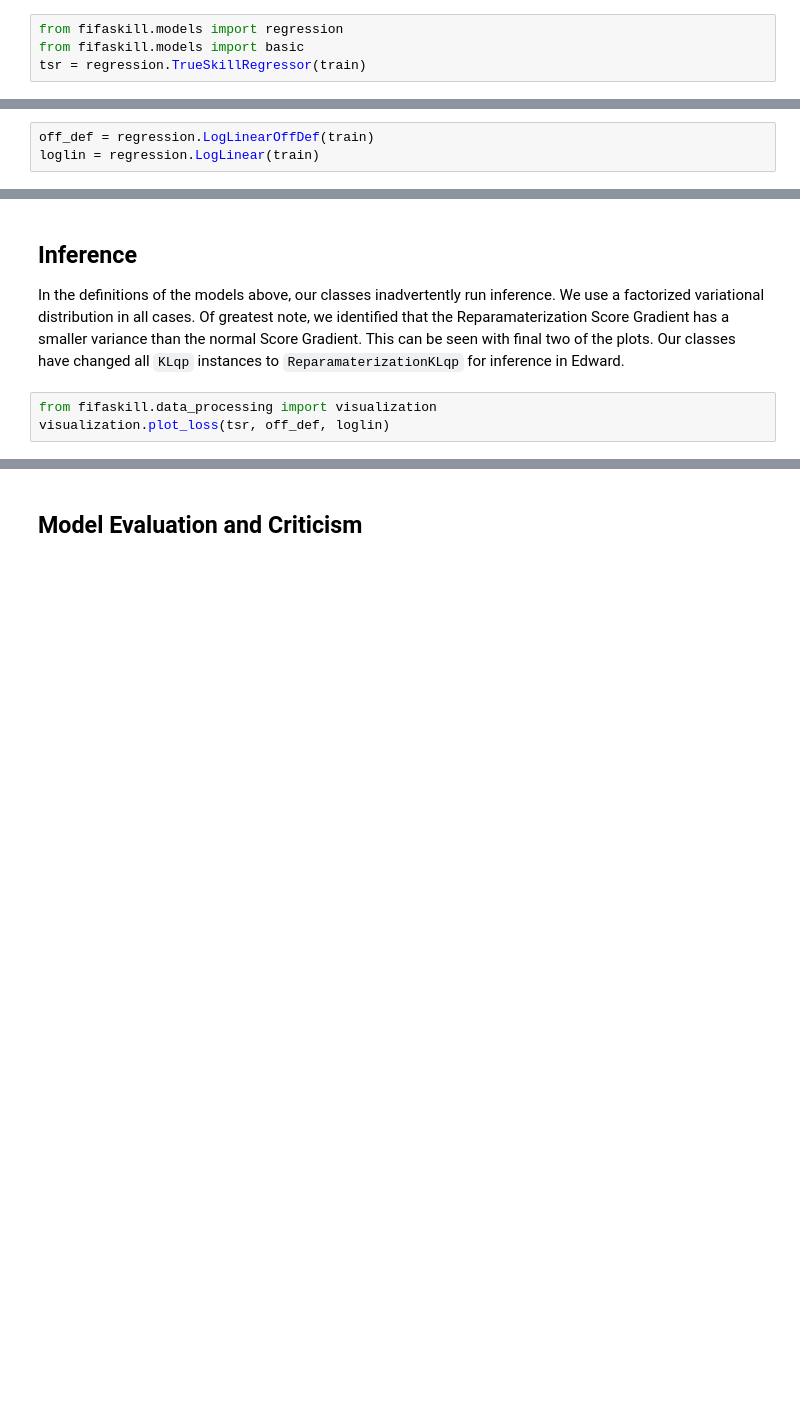
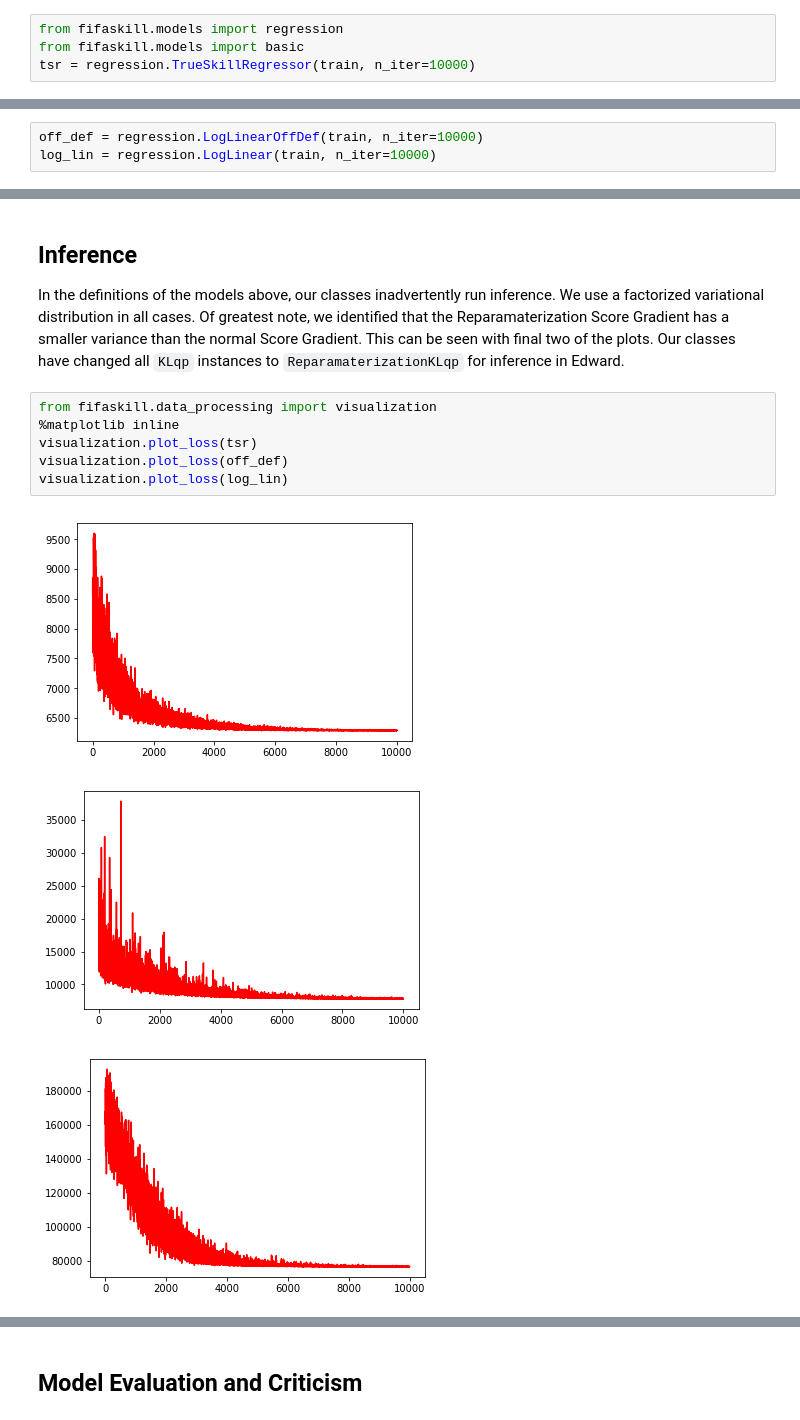
Before and after one commit to vinoo999/trueskill_augmented, a Jupyter notebook: final_project/final_project.ipynb, the cells around one changed output, grey strips where cells are left out. Cells and saved outputs as stored; diff of their text form; blank space fills up the shorter version.

```diff
--- a/final_project/final_project.ipynb
+++ b/final_project/final_project.ipynb
@@ -90,4 +90,4 @@ Here, our input data $X$ is a $m\times n$ matrix where there are $m$ matches and
 # %%
 from fifaskill.models import regression
 from fifaskill.models import basic
-tsr = regression.TrueSkillRegressor(train)
+tsr = regression.TrueSkillRegressor(train, n_iter=10000)
@@ -112,3 +112,3 @@ Next we define the new model in Edward.
 # %%
-off_def = regression.LogLinearOffDef(train)
-loglin = regression.LogLinear(train)
+off_def = regression.LogLinearOffDef(train, n_iter=10000)
+log_lin = regression.LogLinear(train, n_iter=10000)
@@ -118,4 +121,11 @@ loglin = regression.LogLinear(train)
 In the definitions of the models above, our classes inadvertently run inference. We use a factorized variational distribution in all cases. Of greatest note, we identified that the Reparamaterization Score Gradient has a smaller variance than the normal Score Gradient. This can be seen with final two of the plots. Our classes have changed all `KLqp` instances to `ReparamaterizationKLqp` for inference in Edward.
 # %%
 from fifaskill.data_processing import visualization
-visualization.plot_loss(tsr, off_def, loglin)
+%matplotlib inline
+visualization.plot_loss(tsr)
+visualization.plot_loss(off_def)
+visualization.plot_loss(log_lin)
+# %% [output]
+[figure, added]
+[figure, added]
+[figure, added]
```
Also changed, not shown: parts of 11 cells of this notebook, 2 other files.
